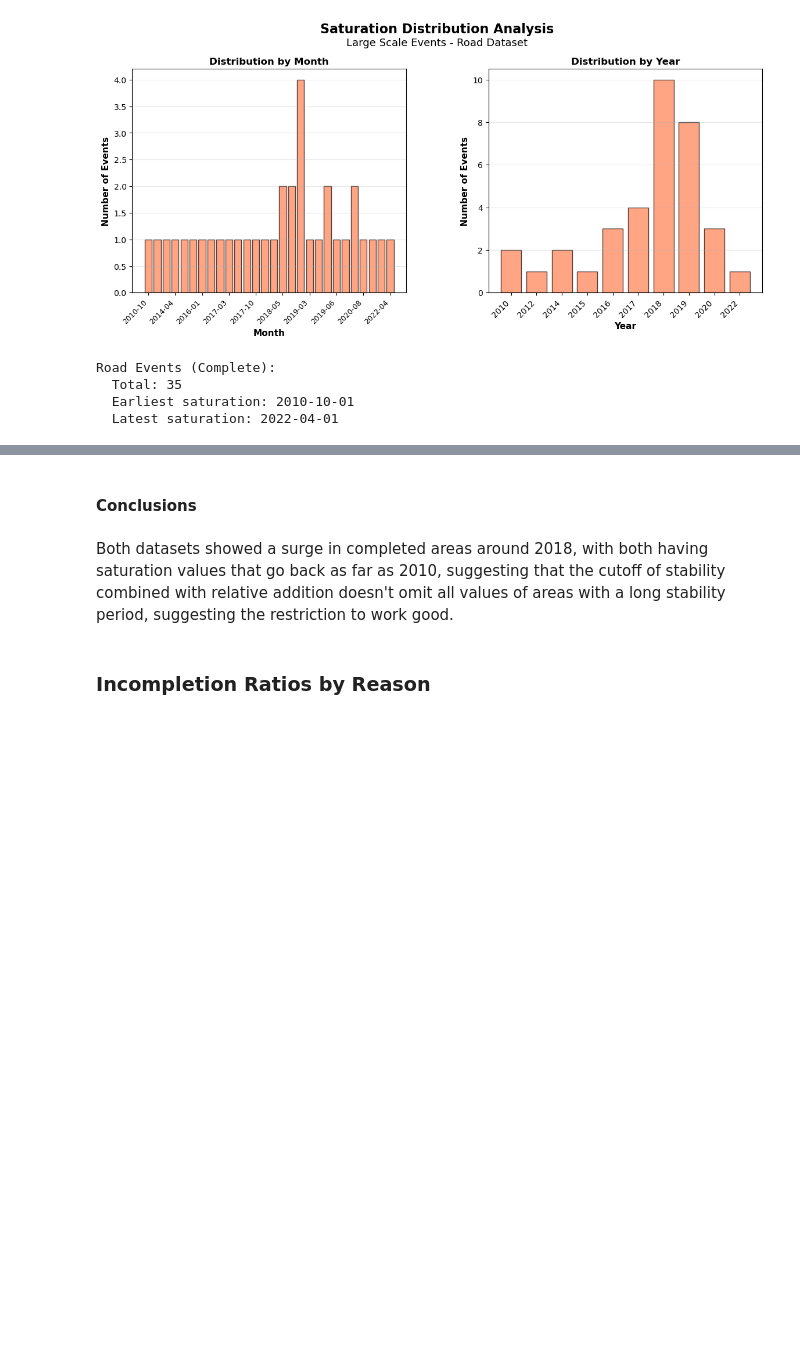
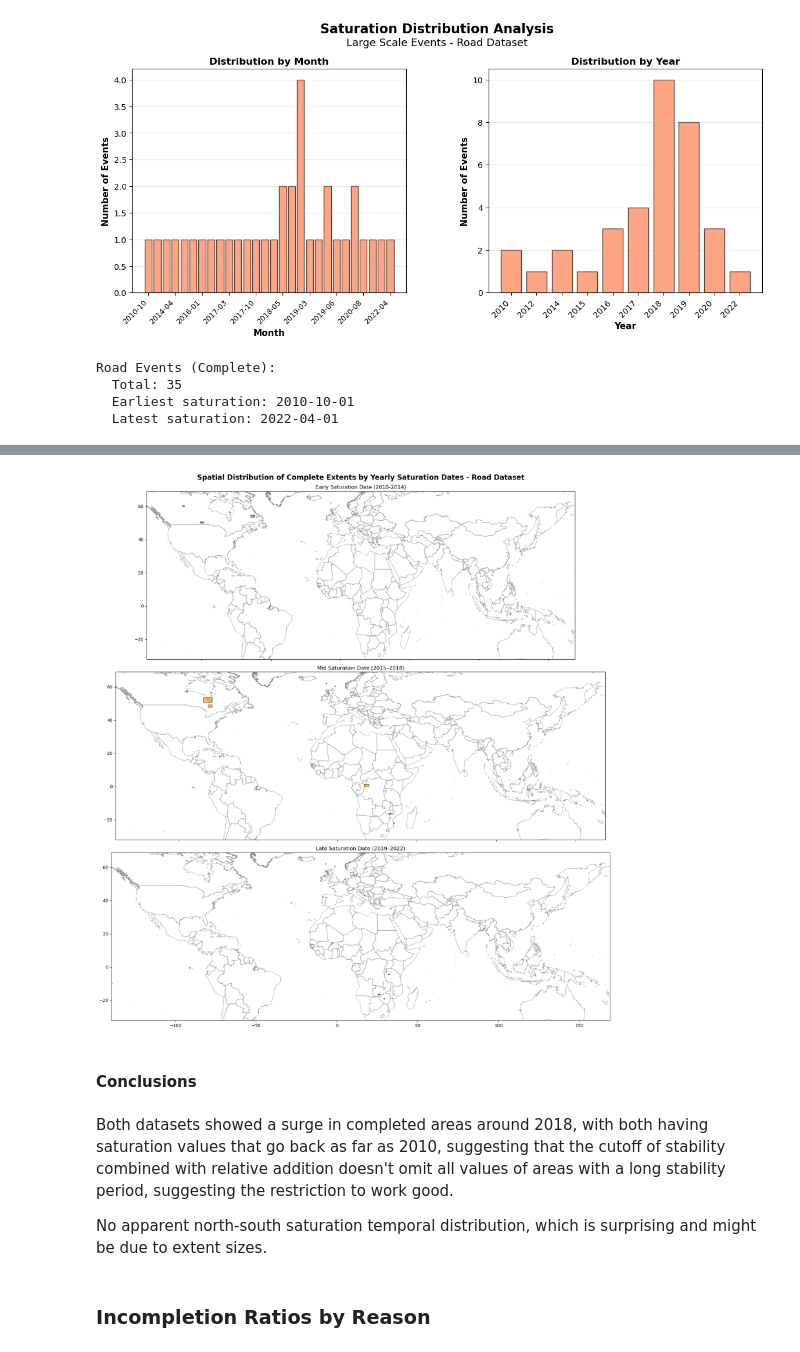
Before and after one commit to Geo-Cultural-Informatics-Lab/OSM-Feature-Completeness, a Jupyter notebook: 6) success statistics for events/success_statistics_events_export.ipynb, the cells around one changed output, grey strips where cells are left out. Cells and saved outputs as stored; diff of their text form; code cells hidden in the pictures; blank space fills up the shorter version.

```diff
--- a/6) success statistics for events/success_statistics_events_export.ipynb
+++ b/6) success statistics for events/success_statistics_events_export.ipynb
@@ -665,7 +822,87 @@ Road Events (Complete):
+# %%
+fig, axes = plt.subplots(3, 1, figsize=(30, 18), sharex=True, sharey=True)
+
+# global extent (important for comparability)
+minx, miny, maxx, maxy = complete_road_gdf.total_bounds
+buffer_x = (maxx - minx) * 0.1
+buffer_y = (maxy - miny) * 0.1
+
+xlim = (minx - buffer_x, maxx + buffer_x)
+ylim = (miny - buffer_y, maxy + buffer_y)
+
+# ---------------- EARLY ----------------
+gdf_early = complete_road_gdf[complete_road_gdf['saturation_year'] <= 2014]
+
+countries.boundary.plot(ax=axes[0], edgecolor='gray', linewidth=0.5)
+
+gdf_early.plot(
+    color="steelblue",
+    ax=axes[0],
+    edgecolor='black',
+    alpha=0.7,
+    markersize=6
+)
+
+axes[0].set_title("Early Saturation Date (2010-2014)")
+axes[0].set_xlim(xlim)
+axes[0].set_ylim(ylim)
+
+# ---------------- MID ----------------
+gdf_mid = complete_road_gdf[
+    (complete_road_gdf['saturation_year'] > 2014) &
+    (complete_road_gdf['saturation_year'] <= 2018)
+]
+
+countries.boundary.plot(ax=axes[1], edgecolor='gray', linewidth=0.5)
+
+gdf_mid.plot(
+    color="orange",
+    ax=axes[1],
+    edgecolor='black',
+    alpha=0.7,
+    markersize=6
+)
+
+axes[1].set_title("Mid Saturation Date (2015–2018)")
+axes[1].set_xlim(xlim)
+axes[1].set_ylim(ylim)
+
+# ---------------- LATE ----------------
+gdf_late = complete_road_gdf[complete_road_gdf['saturation_year'] > 2018]
+
+countries.boundary.plot(ax=axes[2], edgecolor='gray', linewidth=0.5)
+
+gdf_late.plot(
+    color="crimson",
+    ax=axes[2],
+    edgecolor='black',
+    alpha=0.7,
+    markersize=6
+)
+
+axes[2].set_title("Late Saturation Date (2019–2022)")
+axes[2].set_xlim(xlim)
+axes[2].set_ylim(ylim)
+
+
+
+fig.suptitle(
+    "Spatial Distribution of Complete Extents by Yearly Saturation Dates - Road Dataset",
+    fontsize=16,
+    fontweight='bold',
+    y=0.99
+)
+
+plt.tight_layout()
+plt.show()
+# %% [output]
+[figure, added]
 # %% [markdown]
 #### Conclusions
 # %% [markdown]
 Both datasets showed a surge in completed areas around 2018, with both having saturation values that go back as far as 2010, suggesting that the cutoff of stability combined with relative addition doesn't omit all values of areas with a long stability period, suggesting the restriction to work good.
+
+No apparent north-south saturation temporal distribution, which is surprising and might be due to extent sizes.
 # %% [markdown]
 ### Incompletion Ratios by Reason
 # %%
```
Also changed, not shown: parts of 19 cells of this notebook, 4 other files.
